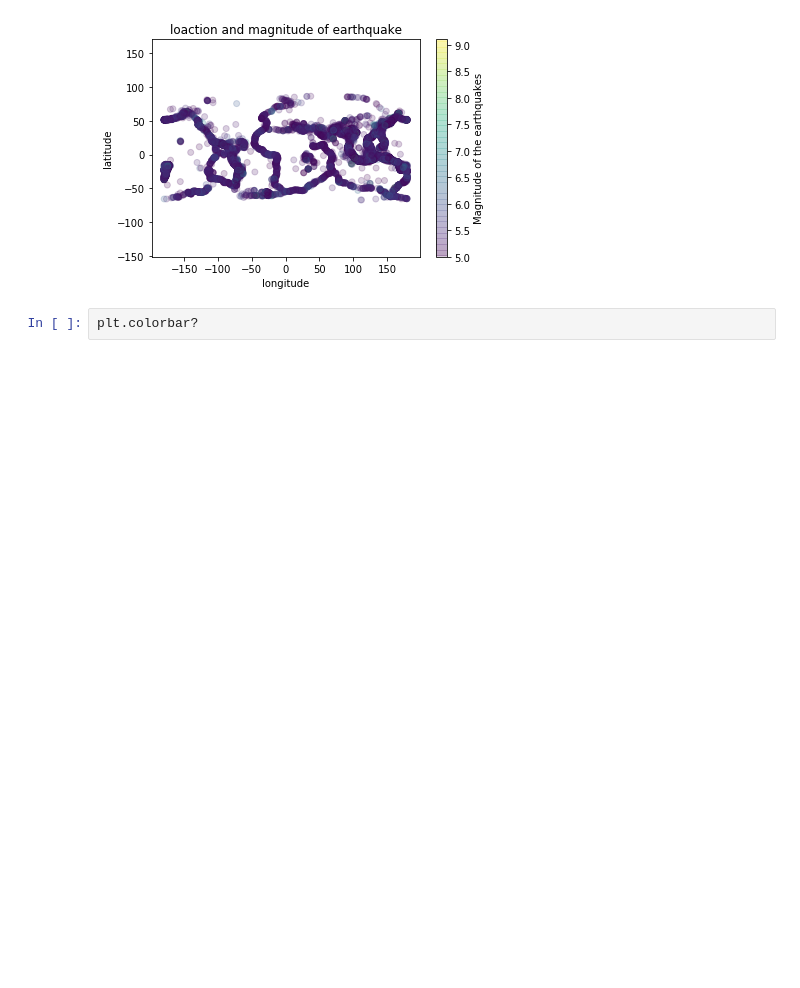
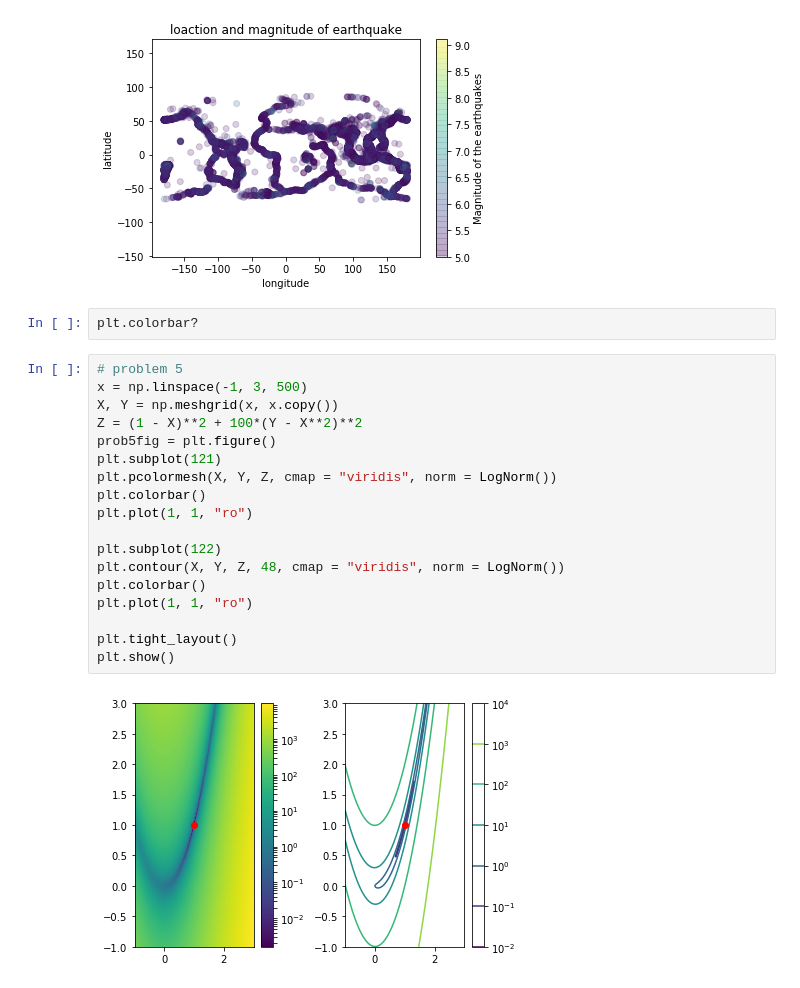
Before and after one commit to ChenAnhua/BootCamp2017, a Jupyter notebook: probsets/computation/probset2/visualization_testing.ipynb, the cells around one changed output. Drawn from its saved outputs; the diff is of its cells as text; blank space fills up the shorter version.

```diff
--- a/probsets/computation/probset2/visualization_testing.ipynb
+++ b/probsets/computation/probset2/visualization_testing.ipynb
@@ -115,3 +115,23 @@ plt.show()
 [figure]
 # %%
 plt.colorbar?
+# %%
+# problem 5
+x = np.linspace(-1, 3, 500)
+X, Y = np.meshgrid(x, x.copy())
+Z = (1 - X)**2 + 100*(Y - X**2)**2
+prob5fig = plt.figure()
+plt.subplot(121)
+plt.pcolormesh(X, Y, Z, cmap = "viridis", norm = LogNorm())
+plt.colorbar()
+plt.plot(1, 1, "ro")
+
+plt.subplot(122)
+plt.contour(X, Y, Z, 48, cmap = "viridis", norm = LogNorm())
+plt.colorbar()
+plt.plot(1, 1, "ro")
+
+plt.tight_layout()
+plt.show()
+# %% [output]
+[figure, added]
```
Also changed, not shown: parts of 3 cells of this notebook, 15 other files.
